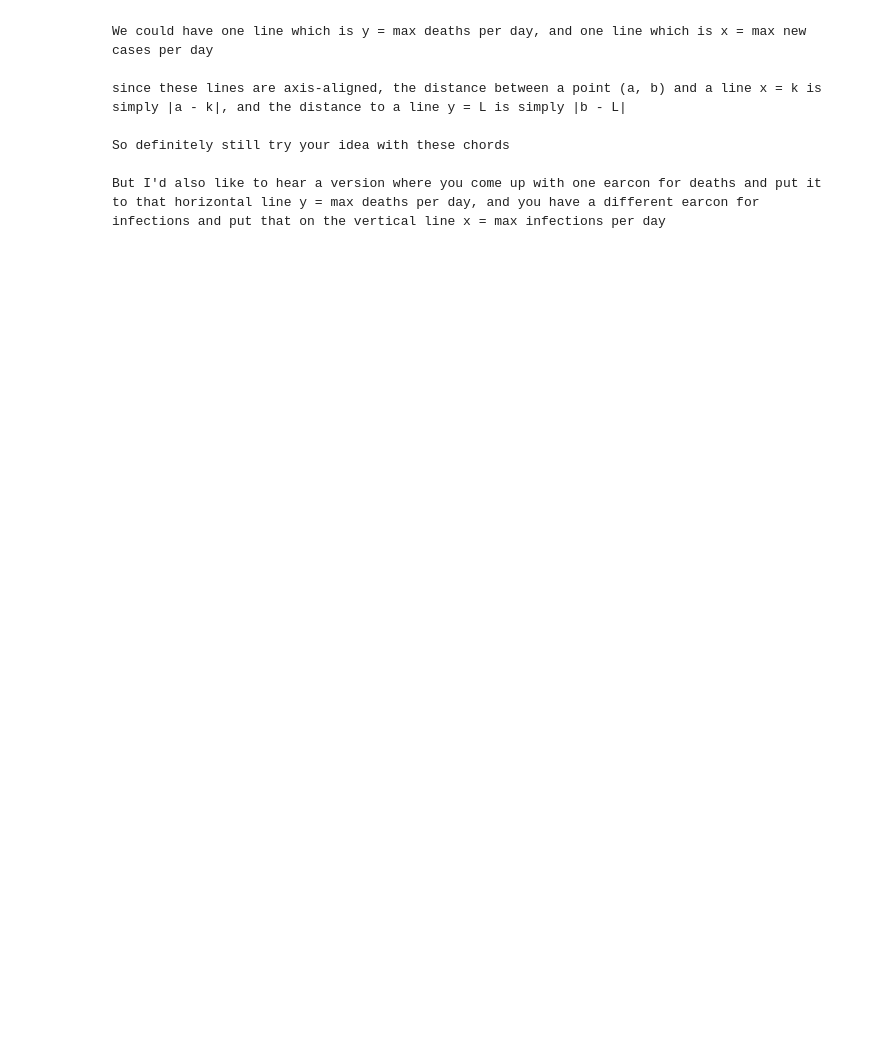
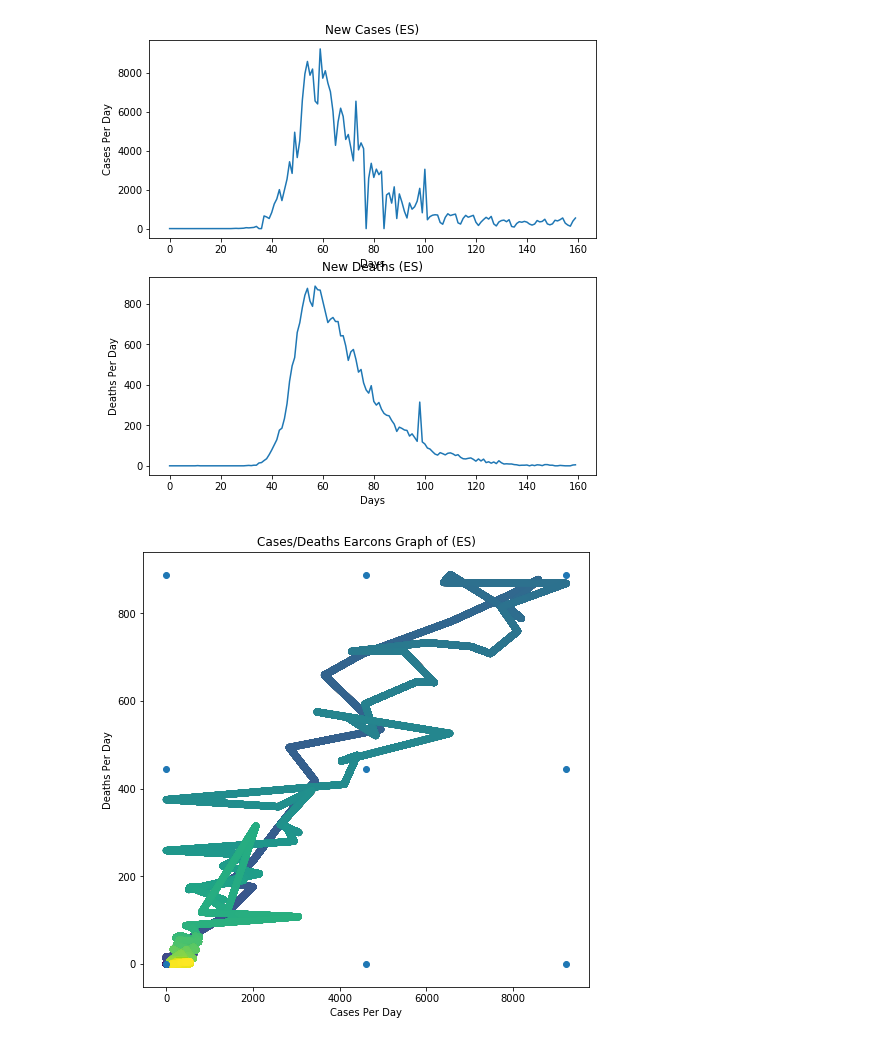
Before and after one commit to ctralie/Sonification, a Jupyter notebook: COVID/COVID.ipynb, the cells around one changed output. Saved outputs shown, nothing was run; the diff lists cells and outputs as text; code cells hidden in the pictures; blank space fills up the shorter version.

```diff
--- a/COVID/COVID.ipynb
+++ b/COVID/COVID.ipynb
@@ -105,8 +60,0 @@ plt.show()
-# %% [markdown]
-    We could have one line which is y = max deaths per day, and one line which is x = max new cases per day
-
-    since these lines are axis-aligned, the distance between a point (a, b) and a line x = k is simply |a - k|, and the distance to a line y = L is simply |b - L|
-
-    So definitely still try your idea with these chords
-
-    But I'd also like to hear a version where you come up with one earcon for deaths and put it to that horizontal line y = max deaths per day, and you have a different earcon for infections and put that on the vertical line x = max infections per day
@@ -163,0 +65,5 @@ plt.tight_layout()
+# %%
+ESAudio = do_covid_calc(ESCode,DesiredAudioFrame,Chords,rcsize,ESPop)
+# %% [output]
+[figure, added]
+[figure, added]
```
Also changed, not shown: parts of 16 cells of this notebook, 1 other file.
